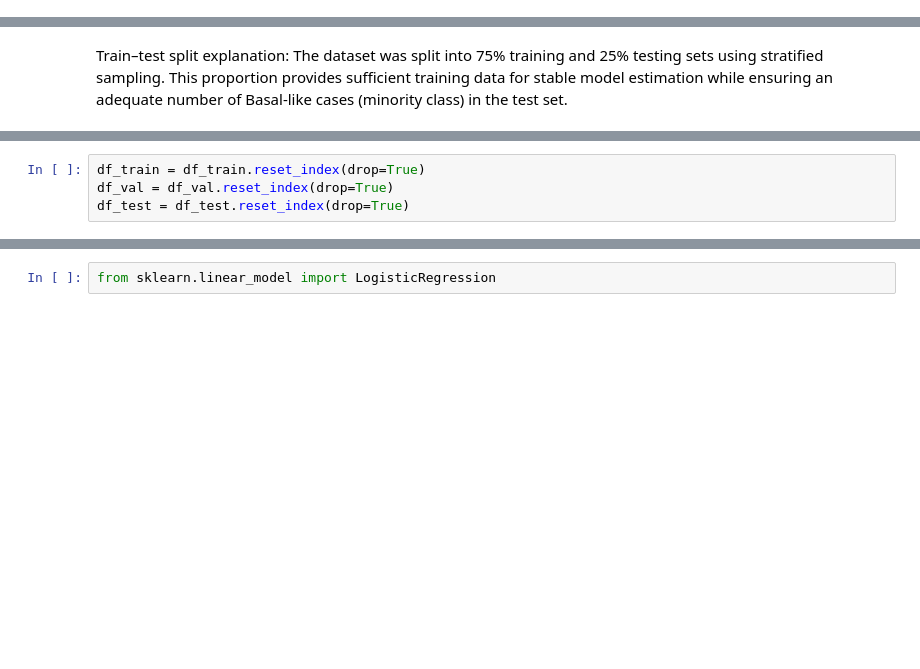
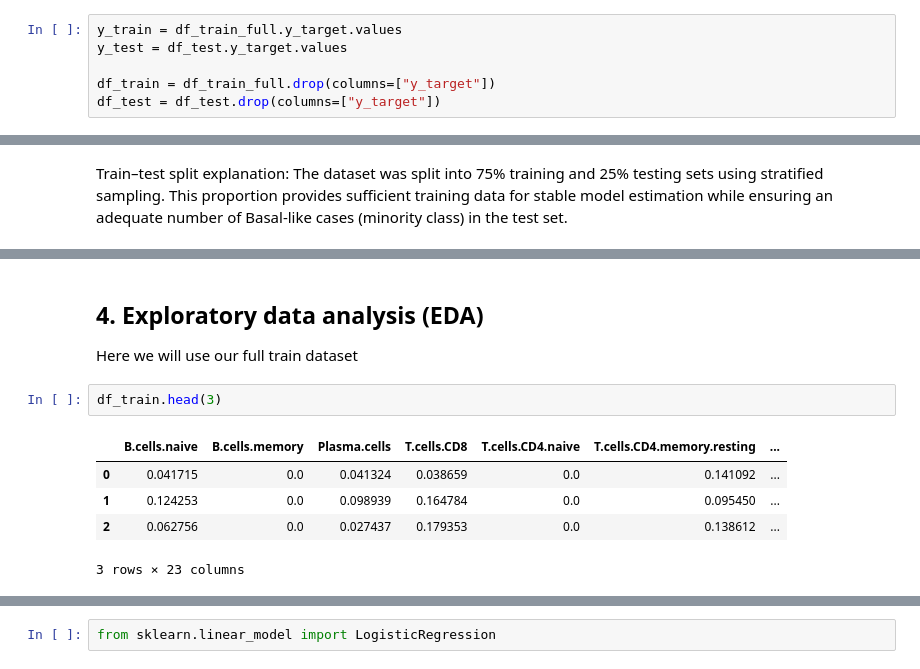
Before and after one commit to ekhlebus/tme-breast-cancer-subtype-prediction, a Jupyter notebook: tme-breast-cancer-subtype-prediction.ipynb, the cells around one changed output, grey strips where cells are left out. Drawn from its saved outputs; the diff is of its cells as text; blank space fills up the shorter version.

```diff
--- a/tme-breast-cancer-subtype-prediction.ipynb
+++ b/tme-breast-cancer-subtype-prediction.ipynb
@@ -533,3 +560,9 @@ X_train, X_test, y_train, y_test = train_test_split(
+# %%
+y_train = df_train_full.y_target.values
+y_test = df_test.y_target.values
+
+df_train = df_train_full.drop(columns=["y_target"])
+df_test = df_test.drop(columns=["y_target"])
 # %%
 n_basal = (y_test == 1).sum()
 n_total = len(y_test)
@@ -564,4 +603,0 @@ len(df_train_full), len(df_test)
-# %%
-df_train = df_train.reset_index(drop=True)
-df_val = df_val.reset_index(drop=True)
-df_test = df_test.reset_index(drop=True)
@@ -1326,0 +619,12 @@ Both linear and logistic regression called linear models because in both models
+# %% [markdown]
+## 4. Exploratory data analysis (EDA)
+
+Here we will use our full train dataset
+# %%
+df_train.head(3)
+# %% [output]
+|  | B.cells.naive | B.cells.memory | Plasma.cells | T.cells.CD8 | T.cells.CD4.naive | T.cells.CD4.memory.resting | ... |
+| 0 | 0.041715 | 0.0 | 0.041324 | 0.038659 | 0.0 | 0.141092 | ... |
+| 1 | 0.124253 | 0.0 | 0.098939 | 0.164784 | 0.0 | 0.095450 | ... |
+| 2 | 0.062756 | 0.0 | 0.027437 | 0.179353 | 0.0 | 0.138612 | ... |
+3 rows × 23 columns
```
Also changed, not shown: parts of 134 cells of this notebook.
